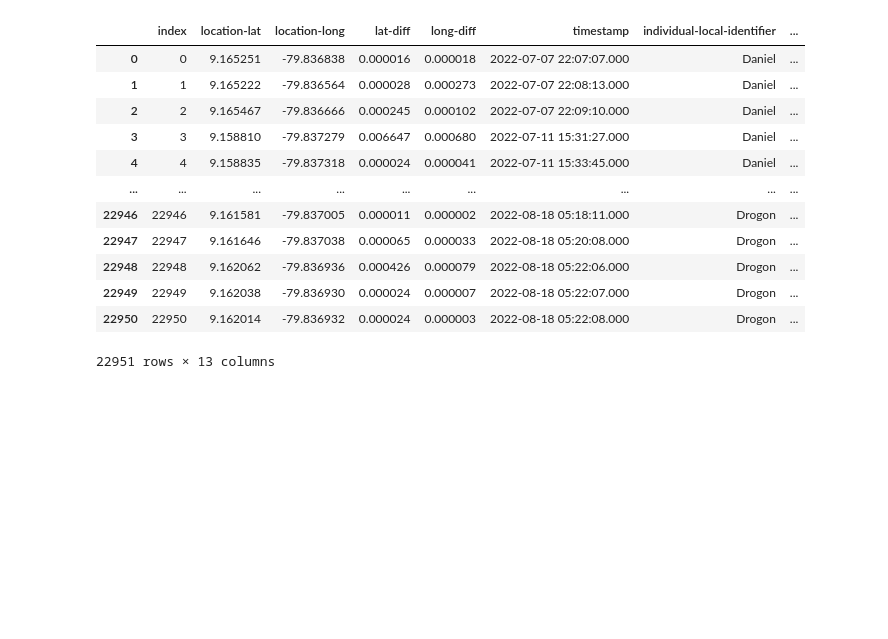
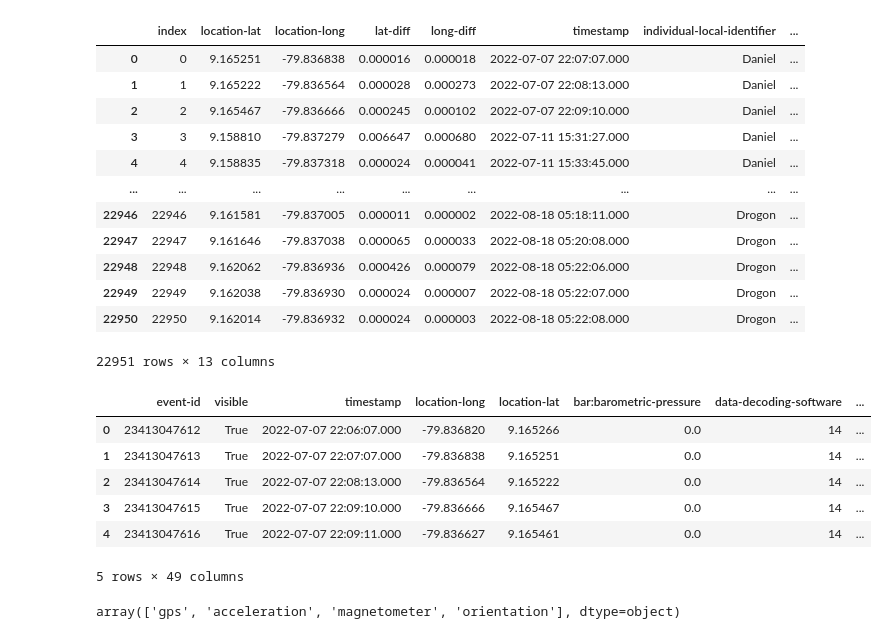
Before and after one commit to shivamabrol/Research-Animal-Movement, a Jupyter notebook: Animal movement data structure2.ipynb, the cells around one changed output. Saved outputs shown, nothing was run; the diff lists cells and outputs as text; code cells hidden in the pictures; blank space fills up the shorter version.

```diff
--- a/Animal movement data structure2.ipynb
+++ b/Animal movement data structure2.ipynb
@@ -332,3 +332,19 @@ df.to_csv('data/Dead-Reackon-Sample-1.csv')
 # %%
 df_sample = df.sample(n = 2000)
 df_sample.to_csv('data/Dead-Reackon-Sample-2.csv')
+# %%
+import pandas as pd
+import numpy as np
+df = pd.read_csv('data/Dead-Reckoning Arboreal Species in BCI.csv')
+# %% [output]
+|  | event-id | visible | timestamp | location-long | location-lat | bar:barometric-pressure | data-decoding-software | ... |
+| 0 | 23413047612 | True | 2022-07-07 22:06:07.000 | -79.836820 | 9.165266 | 0.0 | 14 | ... |
+| 1 | 23413047613 | True | 2022-07-07 22:07:07.000 | -79.836838 | 9.165251 | 0.0 | 14 | ... |
+| 2 | 23413047614 | True | 2022-07-07 22:08:13.000 | -79.836564 | 9.165222 | 0.0 | 14 | ... |
+| 3 | 23413047615 | True | 2022-07-07 22:09:10.000 | -79.836666 | 9.165467 | 0.0 | 14 | ... |
+| 4 | 23413047616 | True | 2022-07-07 22:09:11.000 | -79.836627 | 9.165461 | 0.0 | 14 | ... |
+5 rows × 49 columns
+# %%
+pd.unique(df['sensor-type'])
+# %% [output]
+array(['gps', 'acceleration', 'magnetometer', 'orientation'], dtype=object)
```
Also changed, not shown: 6 other files.
